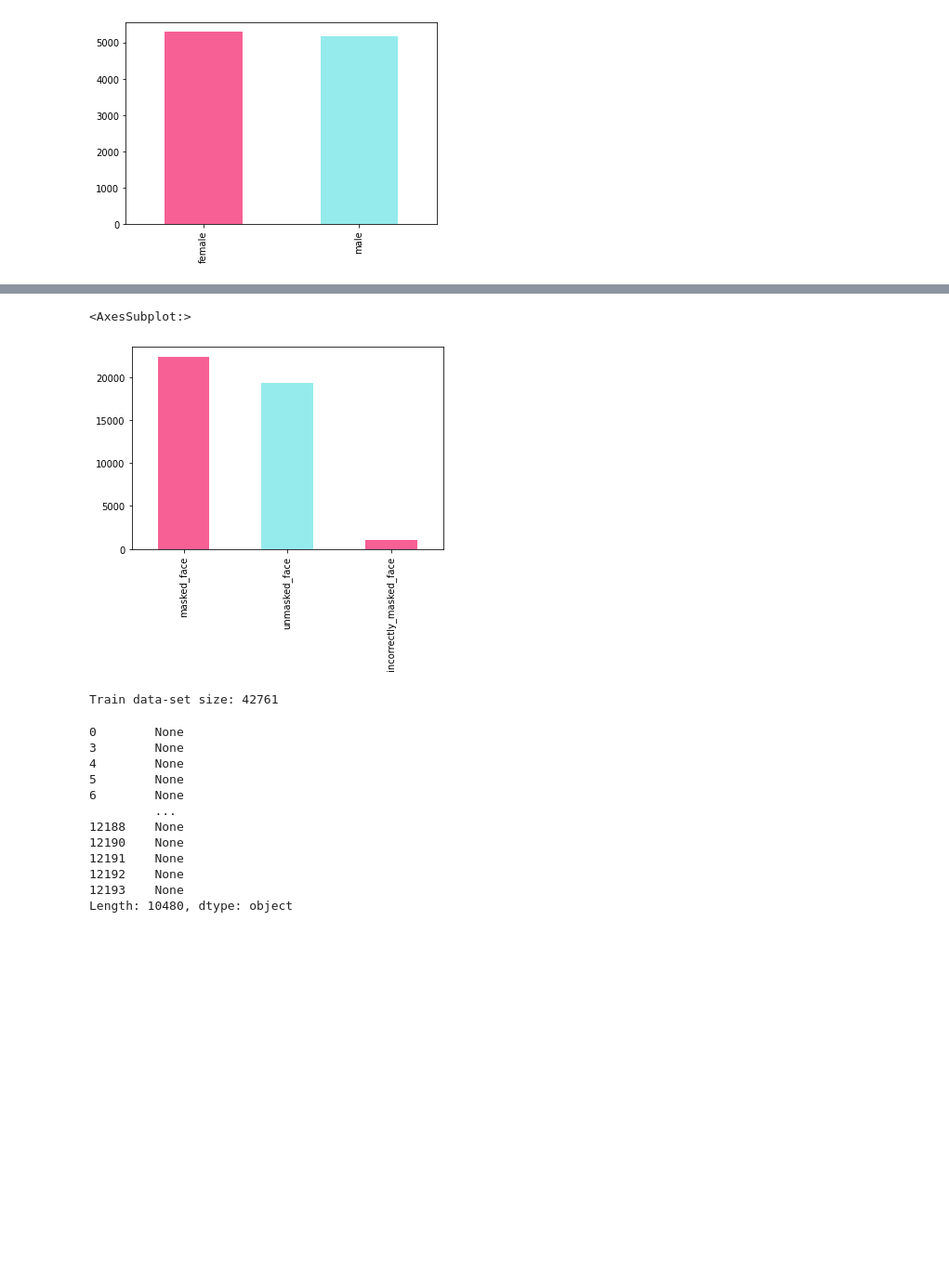
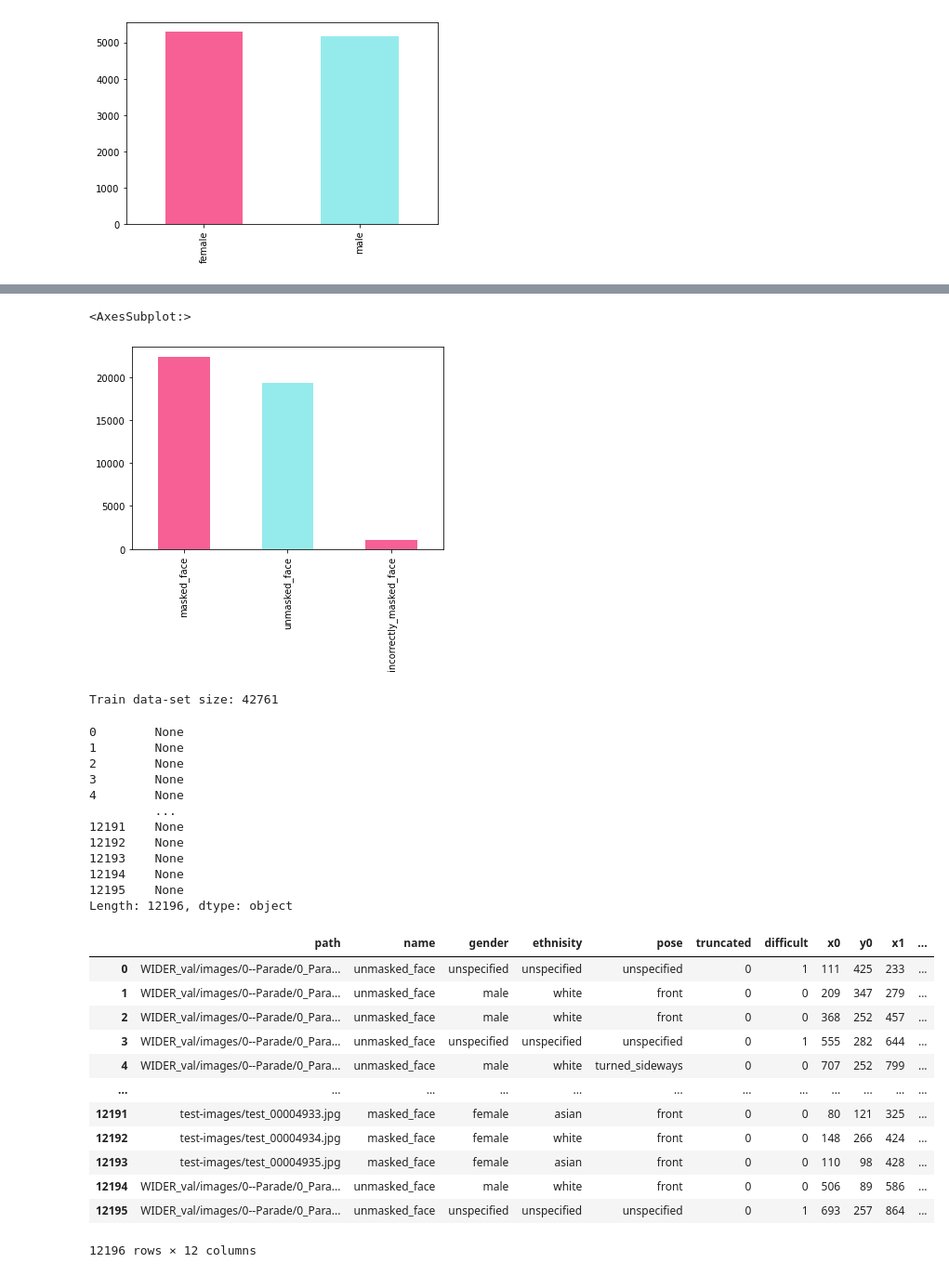
Before and after one commit to m-shiroi/muzzle-detector, a Jupyter notebook: EDA.ipynb, the cells around one changed output, grey strips where cells are left out. Shown at 93% size. Cells and saved outputs as stored; diff of their text form; code cells hidden in the pictures; blank space fills up the shorter version.

```diff
--- a/EDA.ipynb
+++ b/EDA.ipynb
@@ -113,6 +100,7 @@ class Annotation:
     def read_faces(self):
         for fl in self.iter:
             meta = self.face_meta(fl)
+            meta["src"] = fl
             yield meta
 
 
@@ -180,7 +178,7 @@ Test data-set size: 10480
 train_df["name"].value_counts().plot.bar(color = ['#F66095', '#95ebec'])
 # %% [output]
 <AxesSubplot:>
-[figure, old version]
+[figure, new version]
 # %%
 print(f"Train data-set size: {len(train_df)}")
 # %% [output]
@@ -199,24 +197,40 @@ if not os.path.isdir(type_folder):
 def dist(row):
     cls_folder = "correct" if row["name"] == "masked_face" else "incorrect"
     cls_path = f"{type_folder}{os.sep}{cls_folder}"
-    fl_path = row["path"]
+    fl_path = row["src"]
     *_, fl_name = fl_path.split(os.sep)
     if not os.path.isdir(cls_path):
         os.mkdir(cls_path)
-    copyfile(row["path"], f"{cls_path}{os.sep}{fl_name}")
+    copyfile(fl_path, f"{cls_path}{os.sep}{fl_name}")
 
 
 test_df.apply(dist, axis=1)
 # %% [output]
 0        None
+1        None
+2        None
 3        None
 4        None
-5        None
-6        None
          ...
-12188    None
-12190    None
 12191    None
 12192    None
 12193    None
-Length: 10480, dtype: object
+12194    None
+12195    None
+Length: 12196, dtype: object
+# %%
+test_df
+# %% [output]
+|  | path | name | gender | ethnisity | pose | truncated | difficult | x0 | y0 | x1 | ... |
+| 0 | WIDER_val/images/0--Parade/0_Para... | unmasked_face | unspecified | unspecified | unspecified | 0 | 1 | 111 | 425 | 233 | ... |
+| 1 | WIDER_val/images/0--Parade/0_Para... | unmasked_face | male | white | front | 0 | 0 | 209 | 347 | 279 | ... |
+| 2 | WIDER_val/images/0--Parade/0_Para... | unmasked_face | male | white | front | 0 | 0 | 368 | 252 | 457 | ... |
+| 3 | WIDER_val/images/0--Parade/0_Para... | unmasked_face | unspecified | unspecified | unspecified | 0 | 1 | 555 | 282 | 644 | ... |
+| 4 | WIDER_val/images/0--Parade/0_Para... | unmasked_face | male | white | turned_sideways | 0 | 0 | 707 | 252 | 799 | ... |
+| ... | ... | ... | ... | ... | ... | ... | ... | ... | ... | ... | ... |
+| 12191 | test-images/test_00004933.jpg | masked_face | female | asian | front | 0 | 0 | 80 | 121 | 325 | ... |
+| 12192 | test-images/test_00004934.jpg | masked_face | female | white | front | 0 | 0 | 148 | 266 | 424 | ... |
+| 12193 | test-images/test_00004935.jpg | masked_face | female | asian | front | 0 | 0 | 110 | 98 | 428 | ... |
+| 12194 | WIDER_val/images/0--Parade/0_Para... | unmasked_face | male | white | front | 0 | 0 | 506 | 89 | 586 | ... |
+| 12195 | WIDER_val/images/0--Parade/0_Para... | unmasked_face | unspecified | unspecified | unspecified | 0 | 1 | 693 | 257 | 864 | ... |
+12196 rows × 12 columns
```
Also changed, not shown: parts of 4 cells of this notebook.
